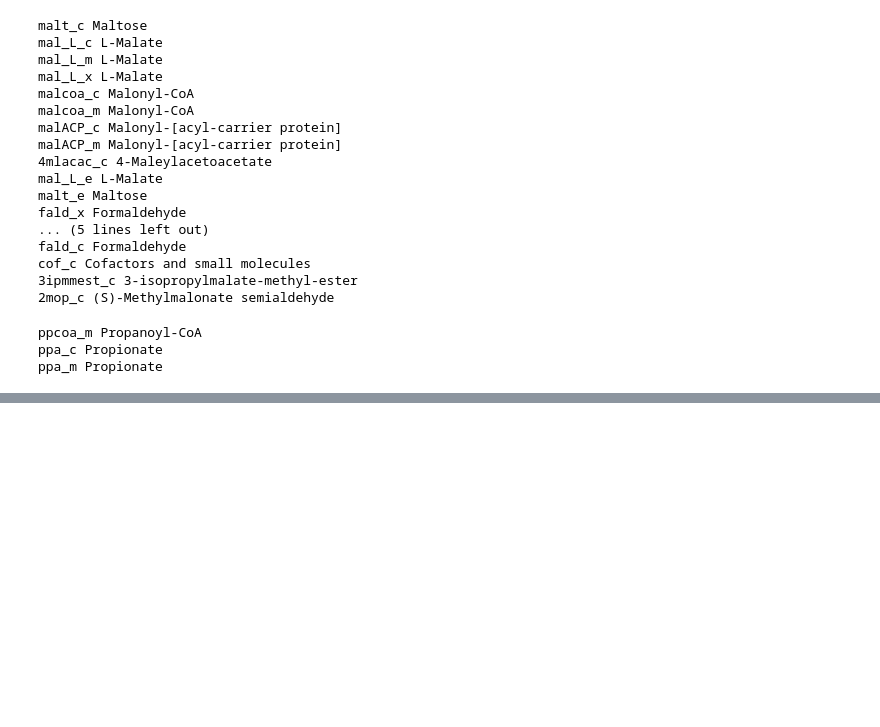
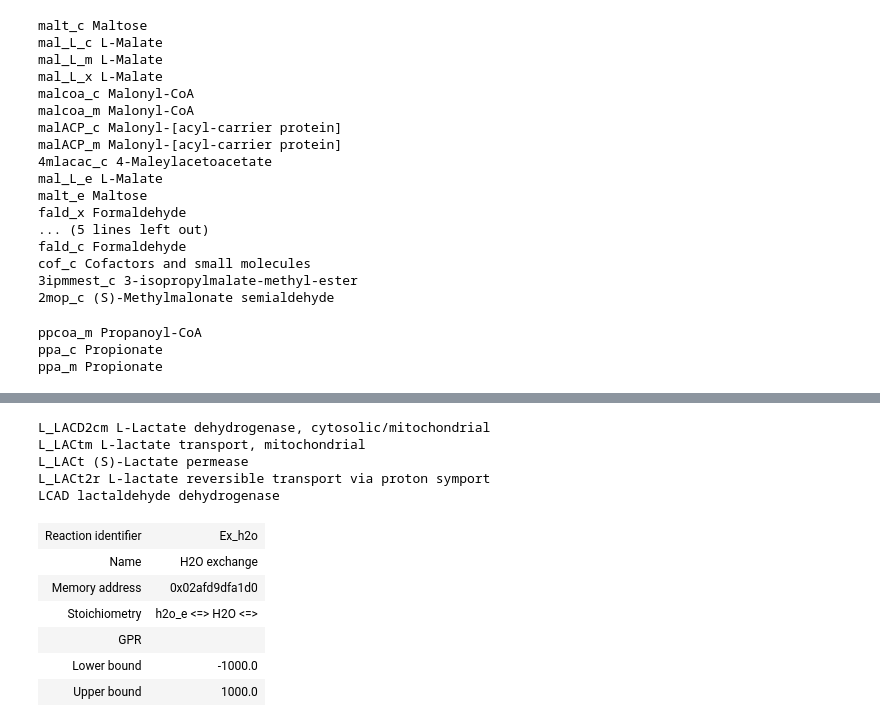
Before and after one commit to 27410/group-assignment-2021-group-8-malonic-acid-in-k-phaffii, a Jupyter notebook: models/Adjusted_models/iMT1026_exploring.ipynb, the cells around one changed output, grey strips where cells are left out. Drawn from its saved outputs; the diff is of its cells as text; code cells hidden in the pictures; blank space fills up the shorter version.

```diff
--- a/models/Adjusted_models/iMT1026_exploring.ipynb
+++ b/models/Adjusted_models/iMT1026_exploring.ipynb
@@ -149,0 +170,19 @@ malonic_acid = Metabolite(id='malonic_acid_c', compartment='c')
+# %%
+for react in model.metabolites.lac_L_c.reactions:
+    print(react.id, react.name)
+# %% [output]
+L_LACD2cm L-Lactate dehydrogenase, cytosolic/mitochondrial
+L_LACtm L-lactate transport, mitochondrial
+L_LACt (S)-Lactate permease
+L_LACt2r L-lactate reversible transport via proton symport
+LCAD lactaldehyde dehydrogenase
+# %%
+model.reactions.Ex_h2o
+# %% [output]
+| Reaction identifier | Ex_h2o |
+| Name | H2O exchange |
+| Memory address | 0x02afd9dfa1d0 |
+| Stoichiometry | h2o_e <=> H2O <=> |
+| GPR |  |
+| Lower bound | -1000.0 |
+| Upper bound | 1000.0 |
```
Also changed, not shown: parts of 7 cells of this notebook, 1 other file.
